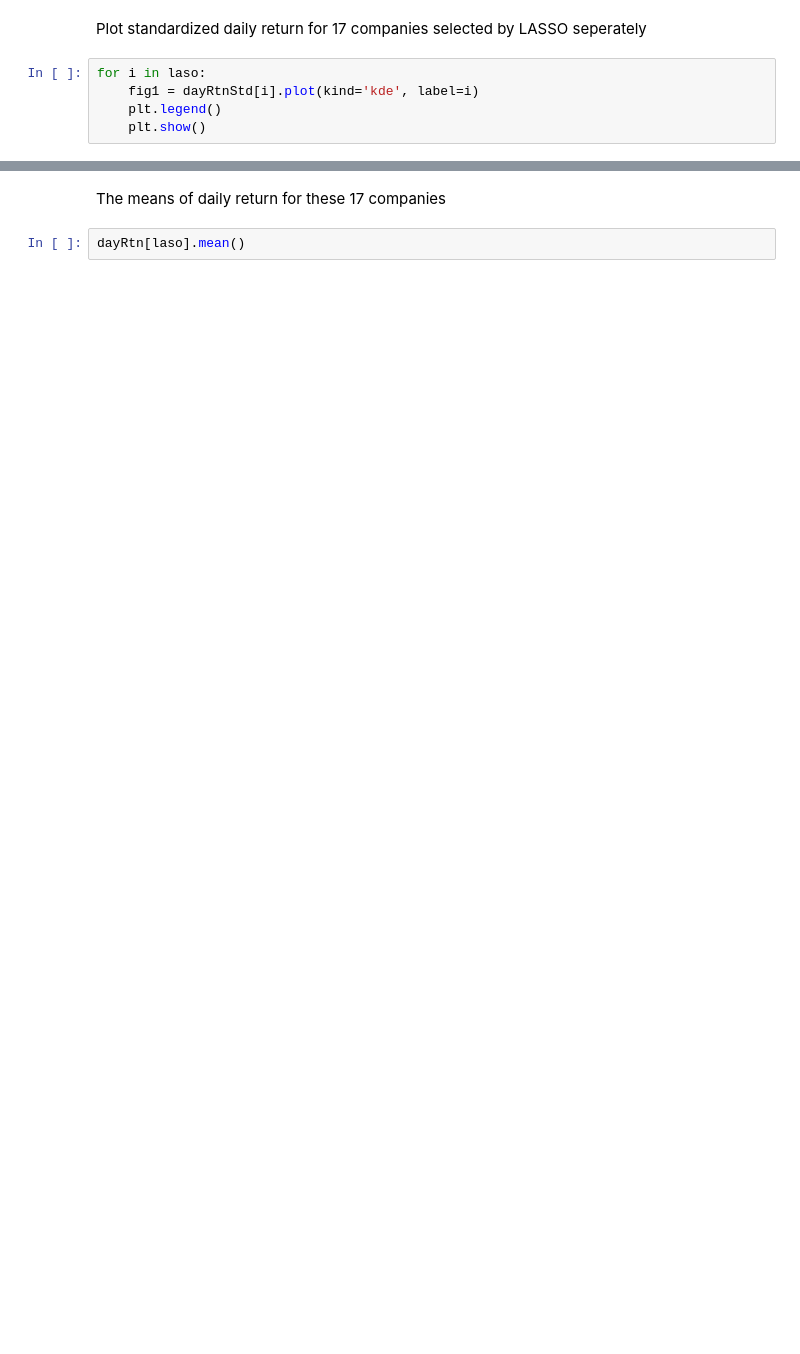
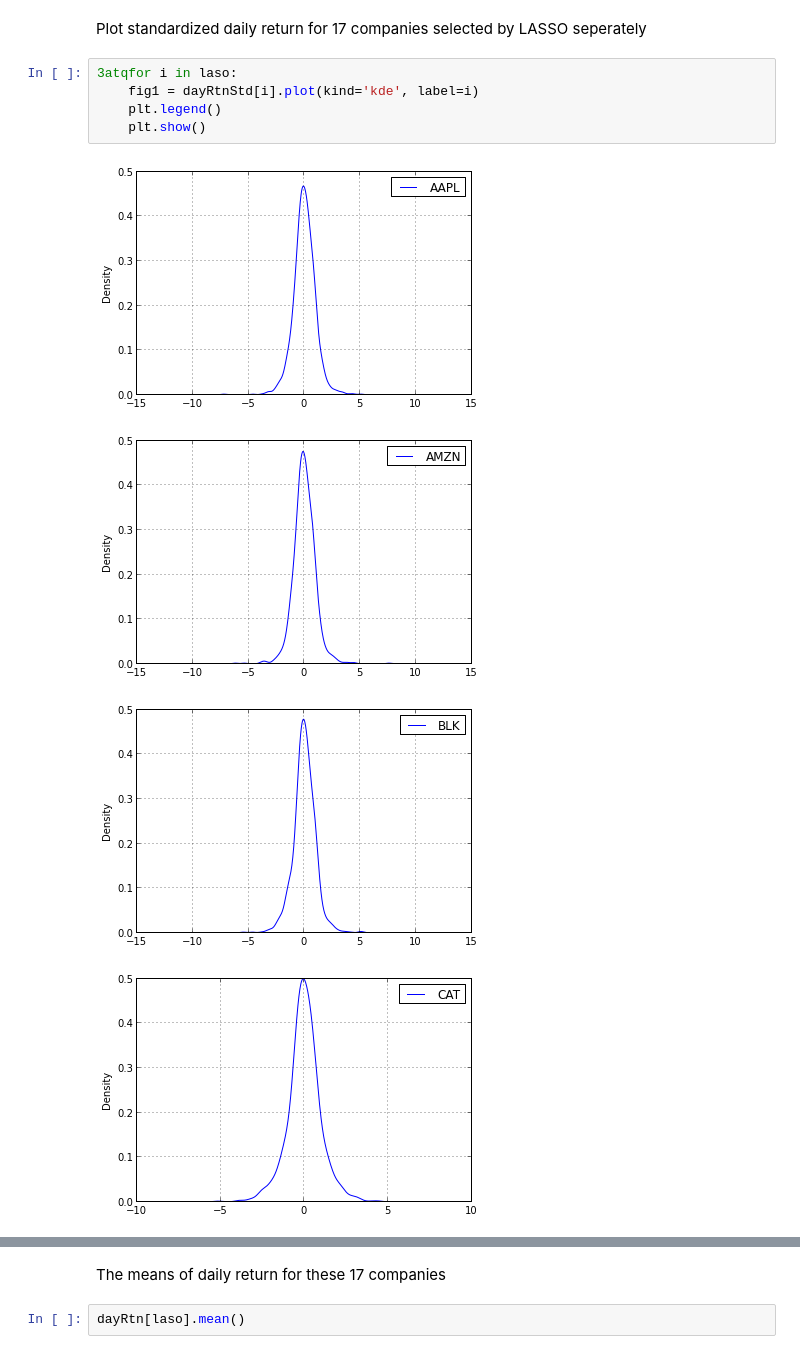
Before and after one commit to boyasm/STAT-222, a Jupyter notebook: Peer Review/HairongYanniYing.ipynb, the cells around one changed output, grey strips where cells are left out. Saved outputs shown, nothing was run; the diff lists cells and outputs as text; blank space fills up the shorter version.

```diff
--- a/Peer Review/HairongYanniYing.ipynb
+++ b/Peer Review/HairongYanniYing.ipynb
@@ -174,7 +217,12 @@ plt.show()
 # %% [markdown]
 Plot standardized daily return for 17 companies selected by LASSO seperately
 # %%
-for i in laso:
+3atqfor i in laso:
     fig1 = dayRtnStd[i].plot(kind='kde', label=i)
     plt.legend()
     plt.show()
+# %% [output]
+[figure, added]
+[figure, added]
+[figure, added]
+[figure, added]
```
Also changed, not shown: parts of 43 cells of this notebook, 2 other files.
